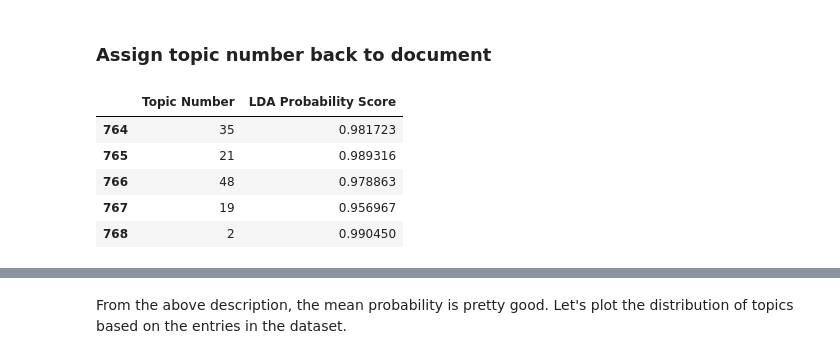
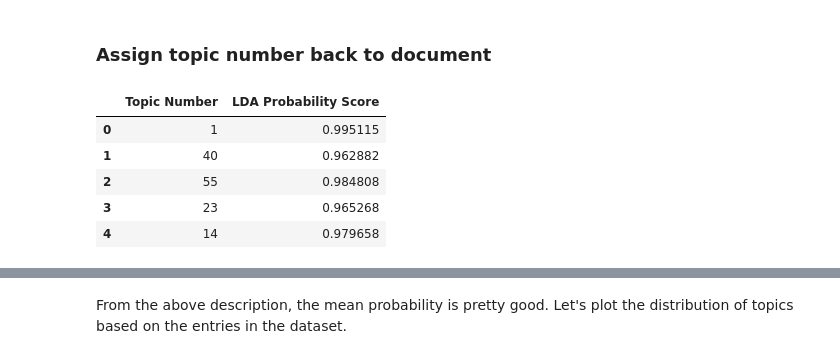
Before and after one commit to ifeomaaaa/WiD-Datathon, a Jupyter notebook: everyday-sexism-topic-modelling-LDA.ipynb, the cells around one changed output, grey strips where cells are left out. Drawn from its saved outputs; the diff is of its cells as text; code cells hidden in the pictures.

```diff
--- a/everyday-sexism-topic-modelling-LDA.ipynb
+++ b/everyday-sexism-topic-modelling-LDA.ipynb
@@ -452,15 +456,16 @@ pyLDAvis.display(vis)
 # %%
 # grab topic number and probabiliy from the lda model and put them in a dataframe
 topics = [lda[corpus[entry]][0] for entry in range(len(df))]
 topicFrame = pd.DataFrame(topics, columns=['Topic Number', 'LDA Probability Score'])
-topicFrame.tail()
+topicFrame['Topic Number'] = topicFrame['Topic Number'].apply(lambda x: x+1)
+topicFrame.head()
 # %% [output]
 |  | Topic Number | LDA Probability Score |
-| 764 | 35 | 0.981723 |
-| 765 | 21 | 0.989316 |
-| 766 | 48 | 0.978863 |
-| 767 | 19 | 0.956967 |
-| 768 | 2 | 0.990450 |
+| 0 | 1 | 0.995115 |
+| 1 | 40 | 0.962882 |
+| 2 | 55 | 0.984808 |
+| 3 | 23 | 0.965268 |
+| 4 | 14 | 0.979658 |
 # %%
 topicFrame['LDA Probability Score'].describe()
 # %% [output]
```
Also changed, not shown: parts of 10 cells of this notebook.
